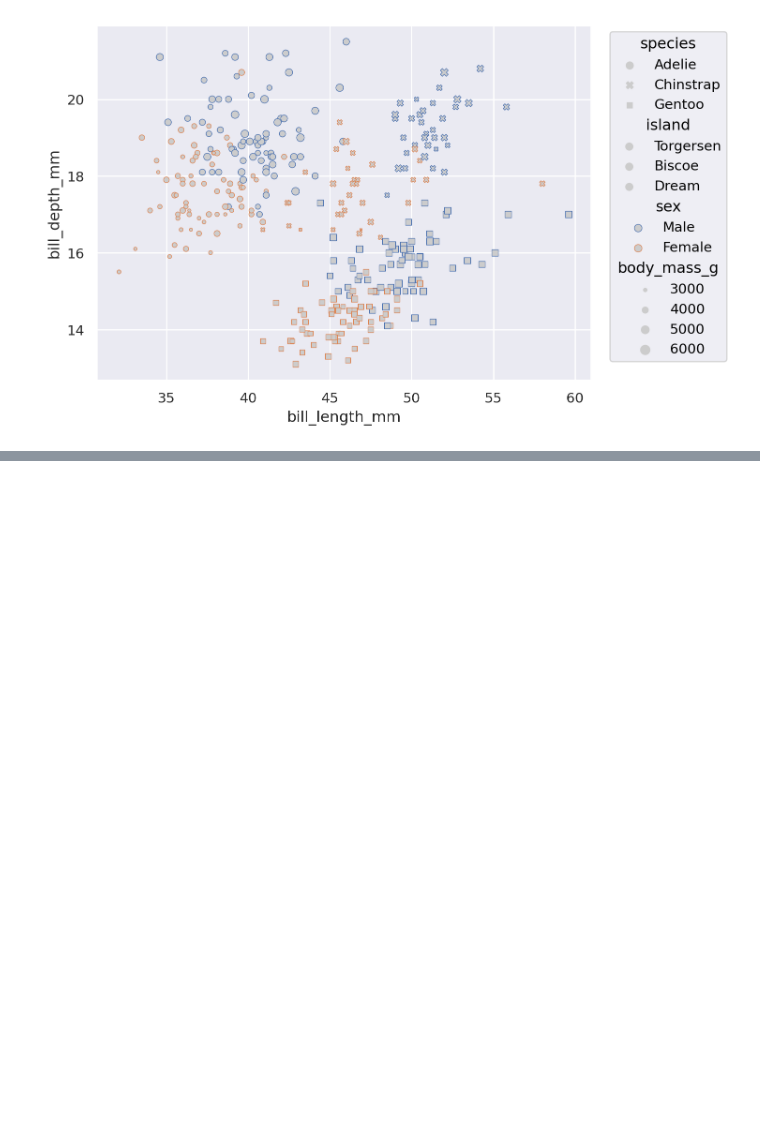
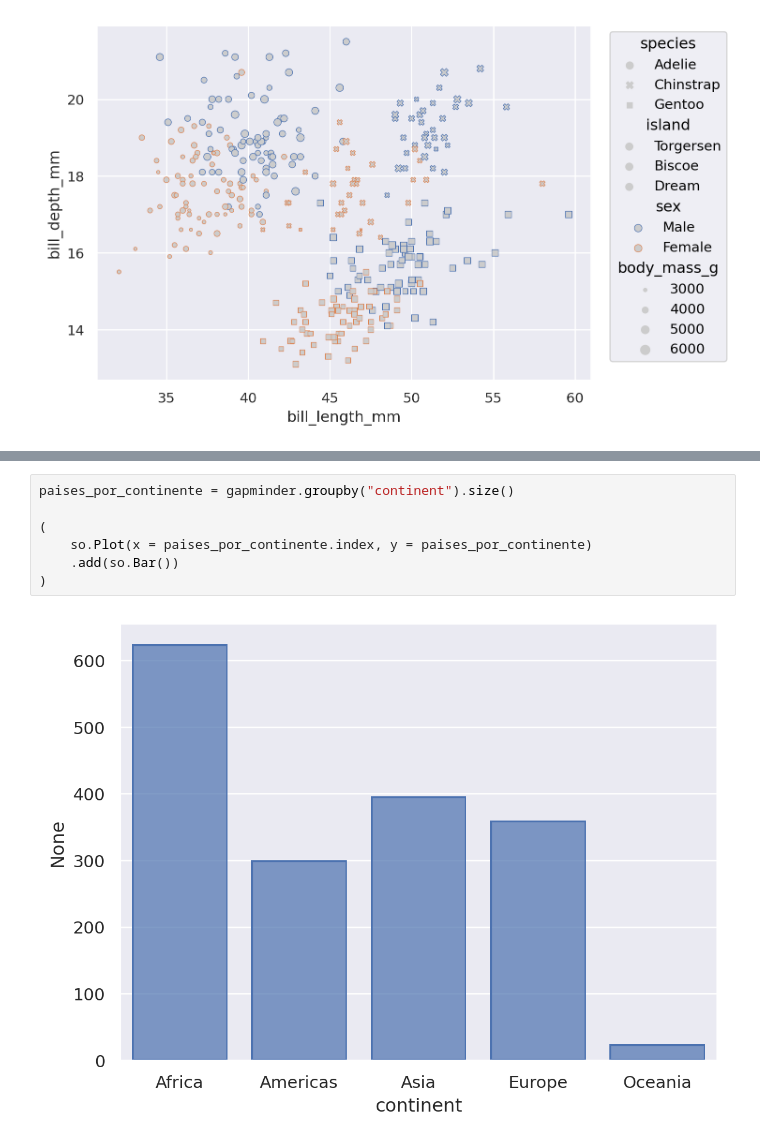
Before and after one commit to sebagarraffo/UBA-LaboDeDatos, a Jupyter notebook: GARRAFFO[3RA_GUIA].ipynb, the cells around one changed output, grey strips where cells are left out. Saved outputs shown, nothing was run; the diff lists cells and outputs as text; blank space fills up the shorter version.

```diff
--- a/GARRAFFO[3RA_GUIA].ipynb
+++ b/GARRAFFO[3RA_GUIA].ipynb
@@ -170,0 +180,9 @@ np.float64(5076.016260162602)
+# %%
+paises_por_continente = gapminder.groupby("continent").size()
+
+(
+    so.Plot(x = paises_por_continente.index, y = paises_por_continente)
+    .add(so.Bar())
+)
+# %% [output]
+[figure, added]
```
Also changed, not shown: parts of 4 cells of this notebook.
